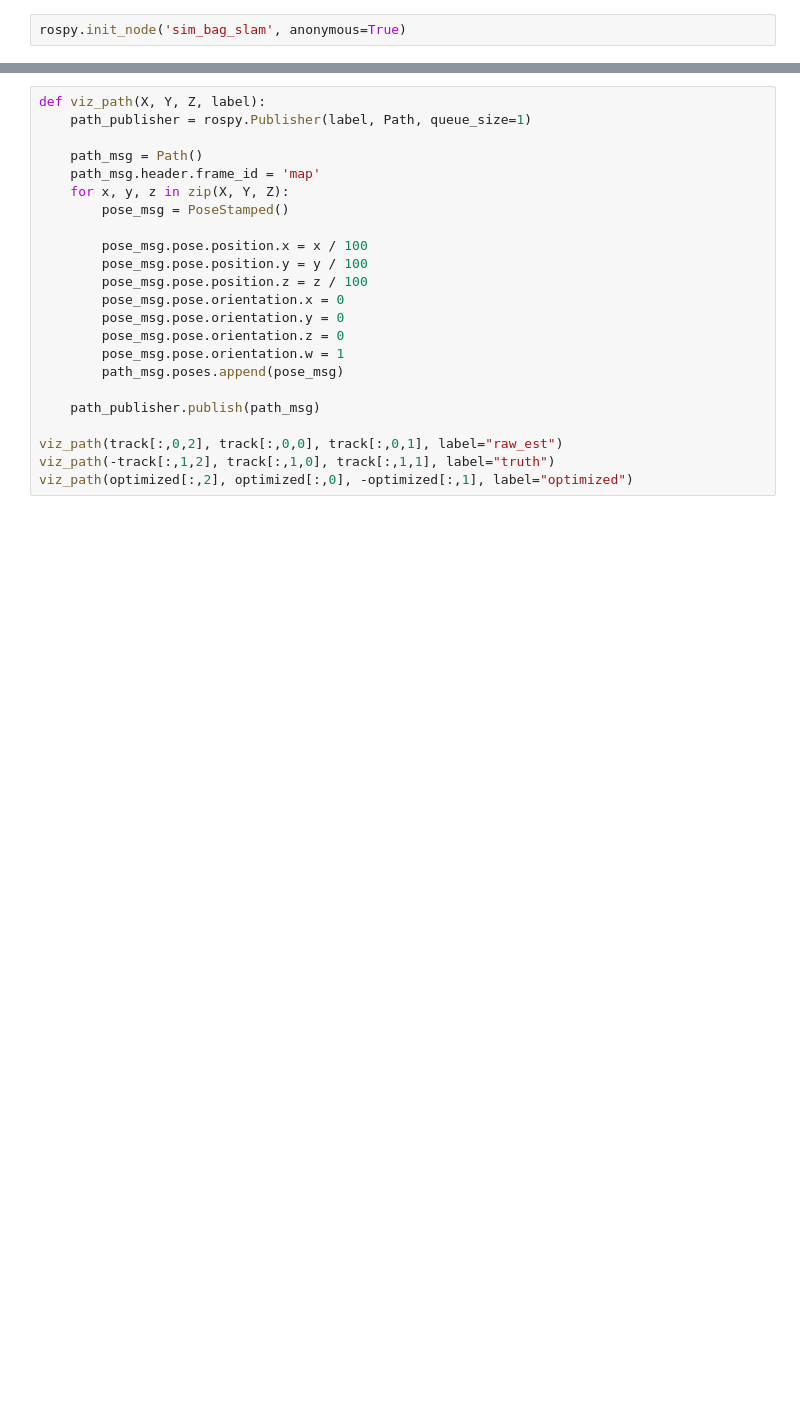
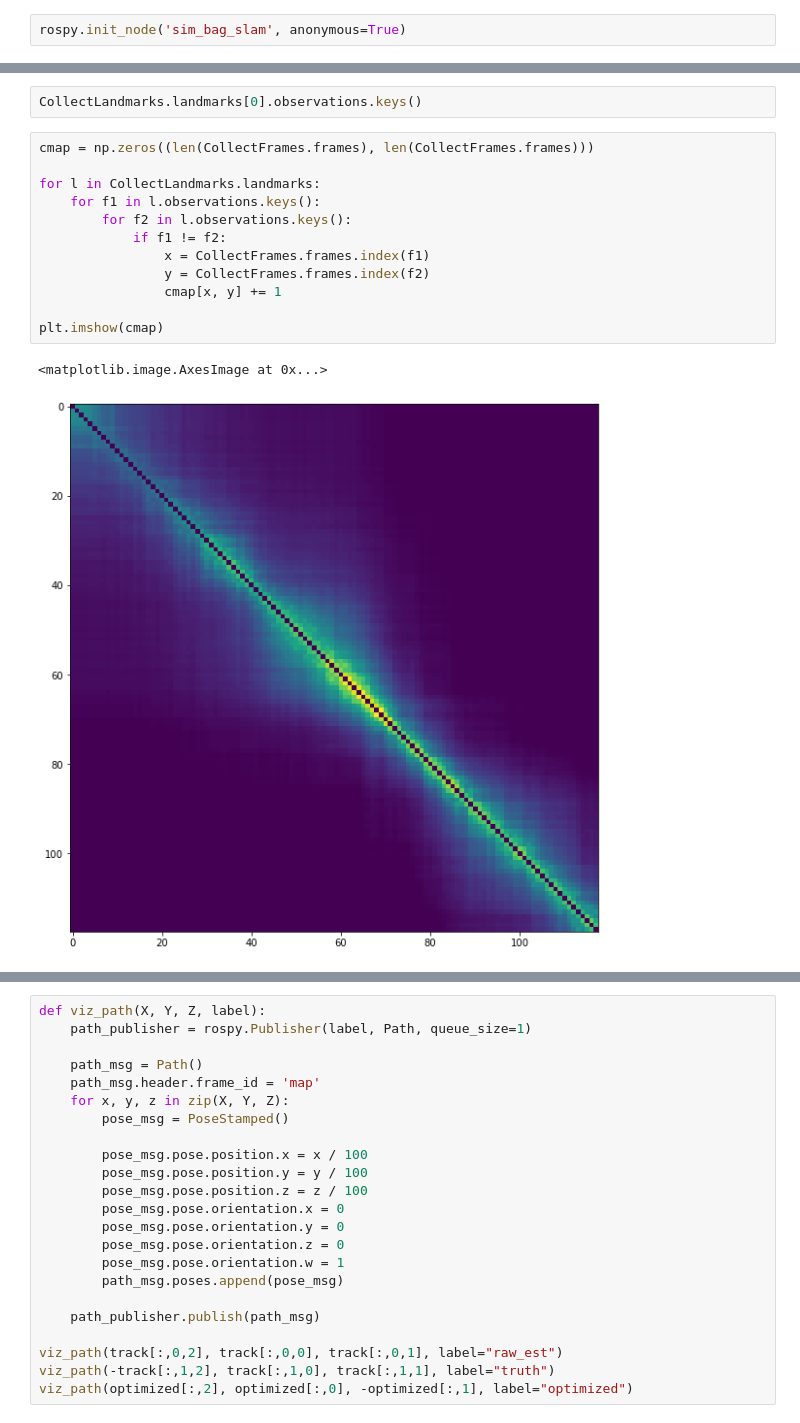
Before and after one commit to azazdeaz/test234, a Jupyter notebook: notebooks/sim-bag-slam.ipynb, the cells around one changed output, grey strips where cells are left out. Drawn from its saved outputs; the diff is of its cells as text; blank space fills up the shorter version.

```diff
--- a/notebooks/sim-bag-slam.ipynb
+++ b/notebooks/sim-bag-slam.ipynb
@@ -159,0 +499,17 @@ def zero_projection_matrix():
+# %%
+CollectLandmarks.landmarks[0].observations.keys()
+# %%
+cmap = np.zeros((len(CollectFrames.frames), len(CollectFrames.frames)))
+
+for l in CollectLandmarks.landmarks:
+    for f1 in l.observations.keys():
+        for f2 in l.observations.keys():
+            if f1 != f2:
+                x = CollectFrames.frames.index(f1)
+                y = CollectFrames.frames.index(f2)
+                cmap[x, y] += 1
+
+plt.imshow(cmap)
+# %% [output]
+<matplotlib.image.AxesImage at 0x...>
+[figure, added]
```
Also changed, not shown: parts of 18 cells of this notebook, 2 other files.
